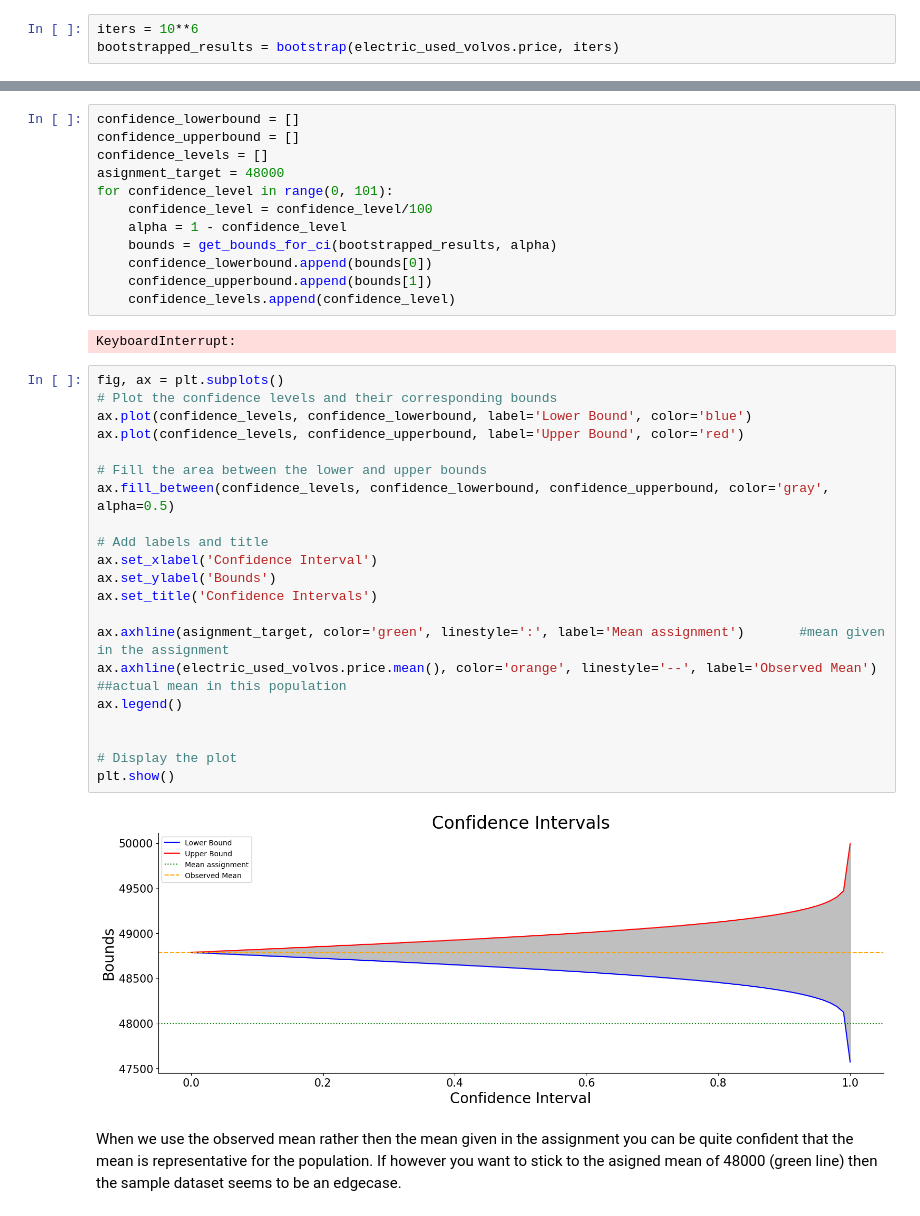
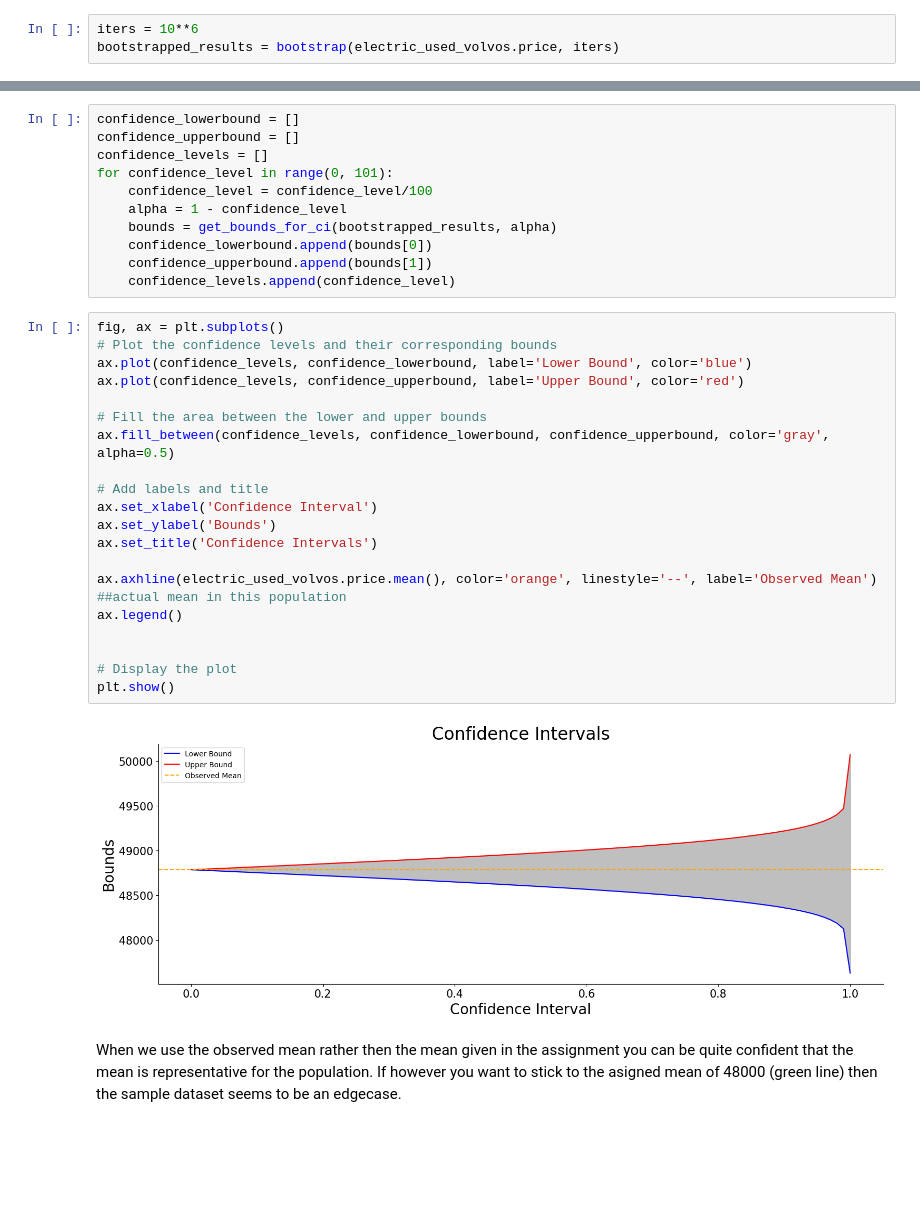
Before and after one commit to Frederic-P/evaluatie-statiestiek, a Jupyter notebook: notebooks/autoproductie.ipynb, the cells around one changed output, grey strips where cells are left out. Drawn from its saved outputs; the diff is of its cells as text; blank space fills up the shorter version.

```diff
--- a/notebooks/autoproductie.ipynb
+++ b/notebooks/autoproductie.ipynb
@@ -471,7 +464,6 @@ array([[<Axes: title={'center': '0'}>]], dtype=object)
 confidence_lowerbound = []
 confidence_upperbound = []
 confidence_levels = []
-asignment_target = 48000
 for confidence_level in range(0, 101):
     confidence_level = confidence_level/100
     alpha = 1 - confidence_level
@@ -479,31 +471,28 @@ for confidence_level in range(0, 101):
     confidence_lowerbound.append(bounds[0])
     confidence_upperbound.append(bounds[1])
     confidence_levels.append(confidence_level)
-# %% [output]
-KeyboardInterrupt:
 # %%
 fig, ax = plt.subplots()
 # Plot the confidence levels and their corresponding bounds
 ax.plot(confidence_levels, confidence_lowerbound, label='Lower Bound', color='blue')
 ax.plot(confidence_levels, confidence_upperbound, label='Upper Bound', color='red')
 
 # Fill the area between the lower and upper bounds
 ax.fill_between(confidence_levels, confidence_lowerbound, confidence_upperbound, color='gray', alpha=0.5)
 
 # Add labels and title
 ax.set_xlabel('Confidence Interval')
 ax.set_ylabel('Bounds')
 ax.set_title('Confidence Intervals')
 
-ax.axhline(asignment_target, color='green', linestyle=':', label='Mean assignment')       #mean given in the assignment
 ax.axhline(electric_used_volvos.price.mean(), color='orange', linestyle='--', label='Observed Mean')       ##actual mean in this population
 ax.legend()
 
 
 # Display the plot
 plt.show()
 # %% [output]
-[figure, old version]
+[figure, new version]
 # %% [markdown]
 When we use the observed mean rather then the mean given in the assignment you can be quite confident that the mean is representative for the population. If however you want to stick to the asigned mean of 48000 (green line) then the sample dataset seems to be an edgecase.
 # %%
```
Also changed, not shown: parts of 7 cells of this notebook, 21 other files.
